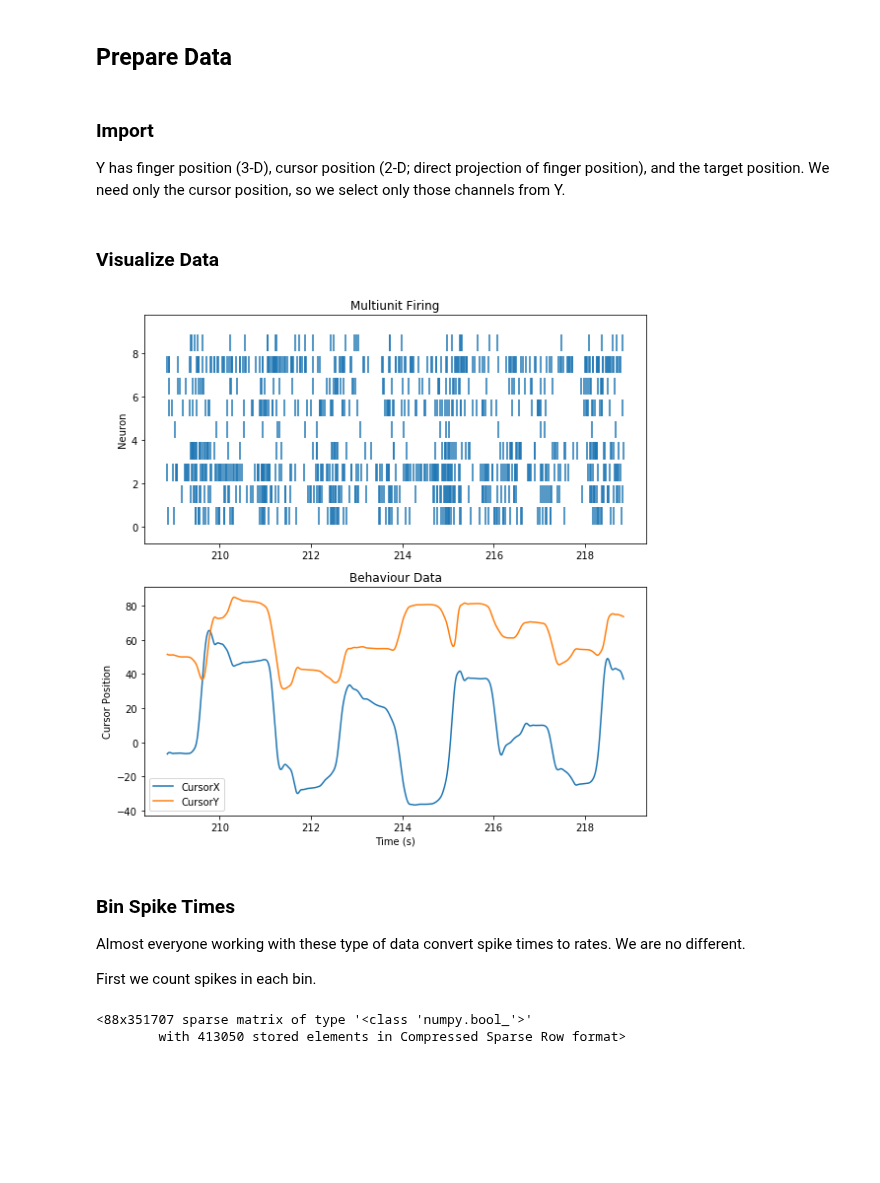
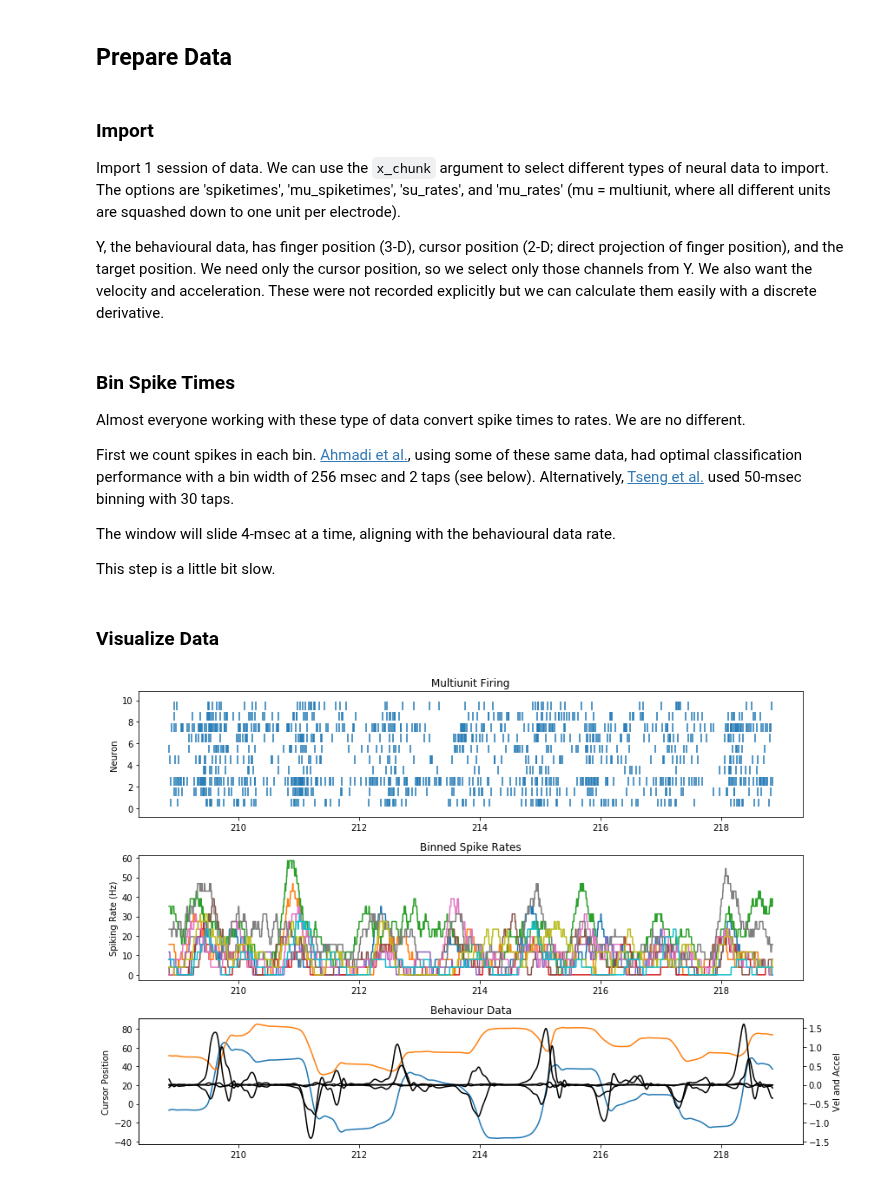
Before and after one commit to SachsLab/IntracranialNeurophysDL, a Jupyter notebook: notebooks/05_02_LSTM_and_GRU.ipynb, the cells around one changed output. Drawn from its saved outputs; the diff is of its cells as text; code cells hidden in the pictures; blank space fills up the shorter version.

```diff
--- a/notebooks/05_02_LSTM_and_GRU.ipynb
+++ b/notebooks/05_02_LSTM_and_GRU.ipynb
@@ -67,6 +78,8 @@ Data directory found. Skipping download.
 # %% [markdown]
 ### Import
 
-Y has finger position (3-D), cursor position (2-D; direct projection of finger position), and the target position. We need only the cursor position, so we select only those channels from Y.
+Import 1 session of data. We can use the `x_chunk` argument to select different types of neural data to import. The options are 'spiketimes', 'mu_spiketimes', 'su_rates', and 'mu_rates' (mu = multiunit, where all different units are squashed down to one unit per electrode).
+
+Y, the behavioural data, has finger position (3-D), cursor position (2-D; direct projection of finger position), and the target position. We need only the cursor position, so we select only those channels from Y. We also want the velocity and acceleration. These were not recorded explicitly but we can calculate them easily with a discrete derivative.
 # %%
 from data.utils.fileio import load_joeyo_reaching
@@ -85,49 +106,68 @@ Y_ax_info['channel_names'] = [_ for _ in Y_ax_info['channel_names'] if _ in BEHA
+# %% [markdown]
+### Bin Spike Times
+Almost everyone working with these type of data convert spike times to rates. We are no different.
+
+First we count spikes in each bin. [Ahmadi et al.](https://arxiv.org/pdf/1901.00708.pdf), using some of these same data, had optimal classification performance with a bin width of 256 msec and 2 taps (see below). Alternatively, [Tseng et al.](https://www.mitpressjournals.org/doi/abs/10.1162/neco_a_01189) used 50-msec binning with 30 taps.
+
+The window will slide 4-msec at a time, aligning with the behavioural data rate.
+
+This step is a little bit slow.
+# %%
+BIN_DURATION = 0.256
+BIN_STEP_DUR = 0.004
+
+bin_starts_t = np.arange(X_ax_info['timestamps'][0], X_ax_info['timestamps'][-1], BIN_STEP_DUR)
+bin_starts_idx = np.searchsorted(X_ax_info['timestamps'], bin_starts_t)
+bin_samples = int(np.ceil(BIN_DURATION * X_ax_info['fs']))
+
+_X = np.array([X[:, bin_start:bin_start+bin_samples].getnnz(1) for bin_start in bin_starts_idx])
+_X = _X / BIN_DURATION  # Convert to spike rates
 # %% [markdown]
 ### Visualize Data
 # %%
 PLOT_T_RANGE = [30, 40]
-X_SKIP_NEURONS = 10
+X_SKIP_NEURONS = 9
 
 plt_t_range = np.array(PLOT_T_RANGE, dtype=np.float64)
 plt_t_range += Y_ax_info['timestamps'][0]
 
-fig = plt.figure(figsize=(8, 8), facecolor='white')
+fig = plt.figure(figsize=(12, 8), facecolor='white')
 
-plt.subplot(2, 1, 1)
+# Raster Plot
+plt.subplot(3, 1, 1)
 # identify which samples in X fall within our time range
 b_x = np.logical_and(X_ax_info['timestamps'] >= plt_t_range[0],
                      X_ax_info['timestamps'] < plt_t_range[1])
 t_x = X_ax_info['timestamps'][b_x]  # vector of timestamps
 X_subset = X[::X_SKIP_NEURONS, b_x]
 # X is sparse. We use nonzero() to get its indices,
 # then use the indices to index our timestamp vector to get spike times.
 spk_t_list = [t_x[_.nonzero()[1]] for _ in X_subset]
 plt.eventplot(spk_t_list, lineoffsets=0.5+np.arange(len(spk_t_list)), linelengths=0.8)
 # plt.plot(t_vec[1000:2000], X[::10, b_x_ts].T)
 plt.title('Multiunit Firing')
 plt.ylabel('Neuron')
 
-plt.subplot(2, 1, 2)
+# Spike Rate Plot
+plt.subplot(3, 1, 2)
+b_bins = np.logical_and(bin_starts_t >= plt_t_range[0], bin_starts_t < plt_t_range[1])
+plt.plot(bin_starts_t[b_bins], _X[b_bins, ::X_SKIP_NEURONS])
+plt.title('Binned Spike Rates')
+plt.ylabel('Spiking Rate (Hz)')
+
+# Behaviour Plot
+plt.subplot(3, 1, 3)
 b_y = np.logical_and(Y_ax_info['timestamps'] >= plt_t_range[0],
                      Y_ax_info['timestamps'] < plt_t_range[1])
-plt.plot(Y_ax_info['timestamps'][b_y], Y[0, b_y].T, label=Y_ax_info['channel_names'][0])
-plt.plot(Y_ax_info['timestamps'][b_y], Y[1, b_y].T, label=Y_ax_info['channel_names'][1])
+plt.plot(Y_ax_info['timestamps'][b_y], Y[:2, b_y].T)
+plt.ylabel('Cursor Position')
+ax2 = plt.twinx()
+ax2.plot(Y_ax_info['timestamps'][b_y], Y[2:, b_y].T, 'k')
+plt.ylabel('Vel and Accel')
 plt.title('Behaviour Data')
 plt.xlabel('Time (s)')
-plt.ylabel('Cursor Position')
-plt.legend()
 
 plt.tight_layout()
 plt.show()
 # %% [output]
-[figure, old version]
+[figure, new version]
-# %% [markdown]
-### Bin Spike Times
-Almost everyone working with these type of data convert spike times to rates. We are no different.
-
-First we count spikes in each bin.
-# %%
-X
-# %% [output]
-<88x351707 sparse matrix of type '<class 'numpy.bool_'>'
-        with 413050 stored elements in Compressed Sparse Row format>
```
Also changed, not shown: parts of 18 cells of this notebook.
